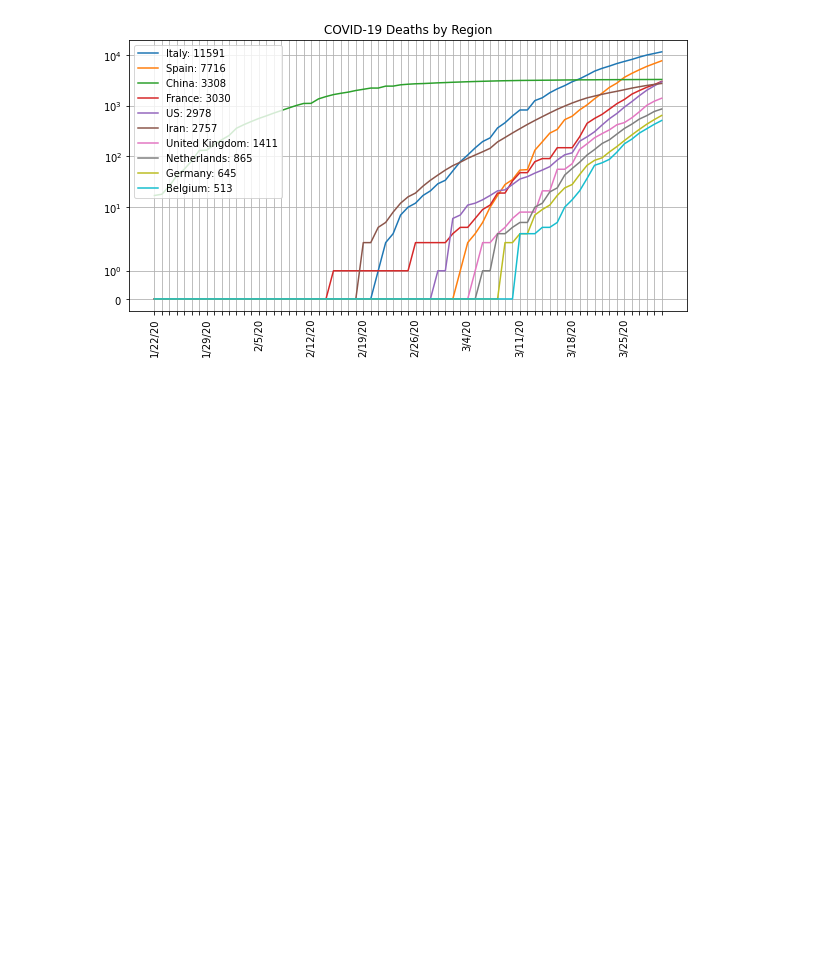
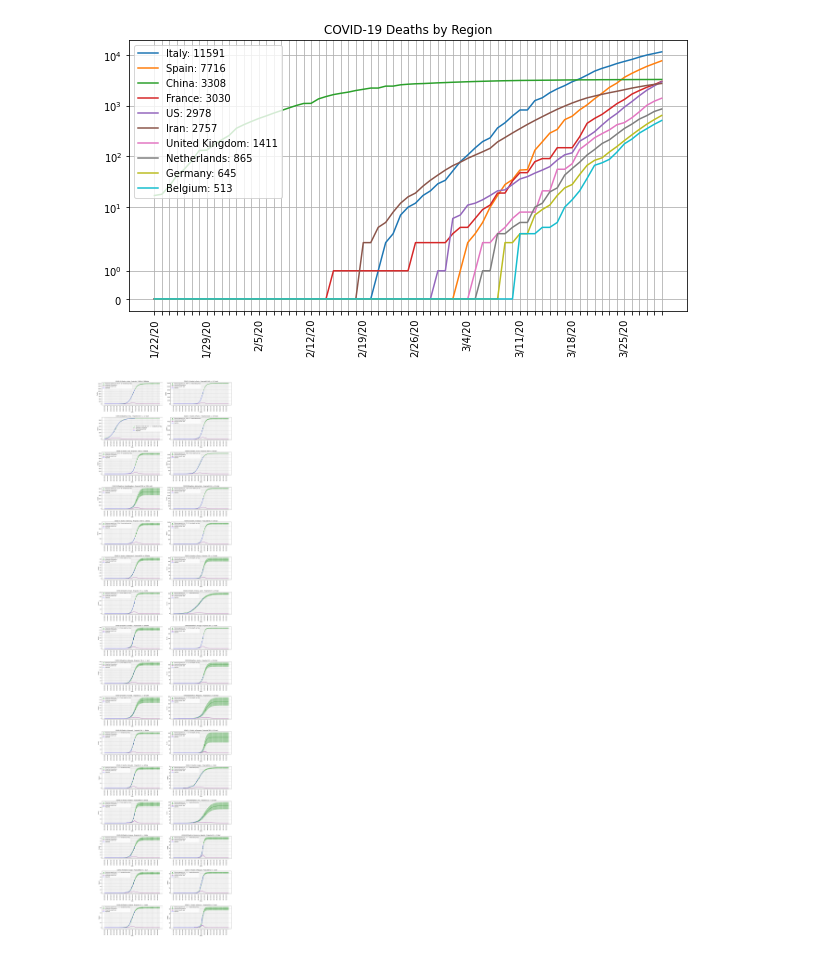
Before and after one commit to hinsley/colabs, a Jupyter notebook: Coronavirus_Projections.ipynb, the cells around one changed output. Cells and saved outputs as stored; diff of their text form; code cells hidden in the pictures; blank space fills up the shorter version.

```diff
--- a/Coronavirus_Projections.ipynb
+++ b/Coronavirus_Projections.ipynb
@@ -37,7 +29,7 @@ from scipy.optimize import curve_fit
 from scipy.special import erfc
 from datetime import date, datetime, timedelta
 # %%
-def sigmoid(x, a=1, b=1, c=1):
+def sigmoid(x, a, b, c):
   """
   Args:
   - x: Time input.
@@ -50,7 +42,7 @@ def sigmoid(x, a=1, b=1, c=1):
 
   return result
 
-def usigmoid(x, a=1, b=1, c=1):
+def usigmoid(x, a, b, c):
   result = b * (1-1/(1+unp.exp(c * (x - a))))
 
   return result
@@ -102,7 +94,7 @@ def usigmoid_derivative(x, a, b, c):
 
   return c/b * sigma * (b - sigma)
 
-def max_daily_growth_rate(a, b, c):
+def sigmoidal_max_daily_growth_rate(a, b, c):
   return usigmoid_derivative(a, a, b, c)
 # %%
 def log_usigmoid_derivative(*args):
@@ -125,7 +117,7 @@ def fit_growth(curve_function, xs, ys):
   - If divergent, returns None.
   """
 
-  initial_guesses = [ys.max()/2, max(xs), 0]
+  initial_guesses = [max(ys)/2, 0, 0]
   while True:
     try:
       popt, pcov = curve_fit(curve_function, xs, ys, p0=initial_guesses)
@@ -340,3 +338,66 @@ for label in ax.xaxis.get_ticklabels():
 plt.show()
 # %% [output]
 [figure]
+# %%
+plot_top_n_countries = 32
+
+columns = 2
+scaling = 10, 5
+
+ts_plot_df = ts_only_deaths_df[:min(plot_top_n_countries, len(ts_only_deaths_df))]
+
+rows = math.ceil(len(ts_plot_df)/columns)
+fig, axs = plt.subplots(rows, columns,
+                        figsize=(columns * scaling[0], rows * scaling[1]))
+
+subplot = 0
+for region in ts_plot_df.index:
+  current_ax = axs[math.floor(subplot/columns), subplot % columns]
+  subplot += 1
+
+  regional_ts = ts_plot_df.loc[region]
+
+  xs, ys = zip(*enumerate(regional_ts))
+  u_popt = fit_growth(sigmoid, xs, ys)
+
+  if u_popt is not None:
+    curve = lambda x: usigmoid(x, *u_popt)
+    curve_derivative = lambda x: usigmoid_derivative(x, *u_popt)
+
+  current_ax.set_title(f"COVID-19 Deaths in {region} - {'Projection unavailable' if u_popt is None else f'Projected {int(u_popt[1].nominal_value)} +/- {int(u_popt[1].std_dev)} total'}")
+  current_ax.set_ylabel("Deaths")
+  current_ax.set_xlabel("Date")
+
+  days_to_plot = 125
+
+  if u_popt is not None:
+    u_ys = [curve(x) for x in range(days_to_plot)]
+    current_ax.errorbar(x=range(days_to_plot), y=[u_y.nominal_value for u_y in u_ys], yerr=[u_y.std_dev for u_y in u_ys], label="Projection (cumulative)", color="green")
+    u_ys_prime = [curve_derivative(x) for x in range(days_to_plot)]
+    current_ax.errorbar(x=range(days_to_plot), y=[u_y_prime.nominal_value for u_y_prime in u_ys_prime], yerr=[u_y_prime.std_dev for u_y_prime in u_ys_prime], label="Projected growth rate", color="purple")
+    inflection_y = sigmoidal_max_daily_growth_rate(*u_popt)
+    current_ax.scatter(x=u_popt[0].nominal_value, y=sigmoid(u_popt[0].nominal_value, *[p.nominal_value for p in u_popt]), label=f"Maximum growth rate: {int(inflection_y.nominal_value)} +/- {int(inflection_y.std_dev)} new deaths per day", color="green")
+
+  current_ax.errorbar(x=range(len(regional_ts)), y=regional_ts, label="Reported", color="blue")
+
+  plt.setp(current_ax.get_xmajorticklabels(), rotation=90)
+
+  day_zero = datetime(2020, 1, 22, 0, 0)
+
+  current_ax.set_xticks(range(days_to_plot))
+  current_ax.set_xticklabels([(day_zero + timedelta(days=x)).strftime("%m/%d/%Y") for x in range(days_to_plot)])
+
+  i = 0
+  for label in current_ax.get_xmajorticklabels():
+    if i % 7 != 0:
+      label.set_visible(False)
+    i += 1
+
+  current_ax.grid()
+  current_ax.legend()
+
+fig.tight_layout(pad=3)
+
+plt.show()
+# %% [output]
+[figure, added]
```
Also changed, not shown: parts of 9 cells of this notebook.
